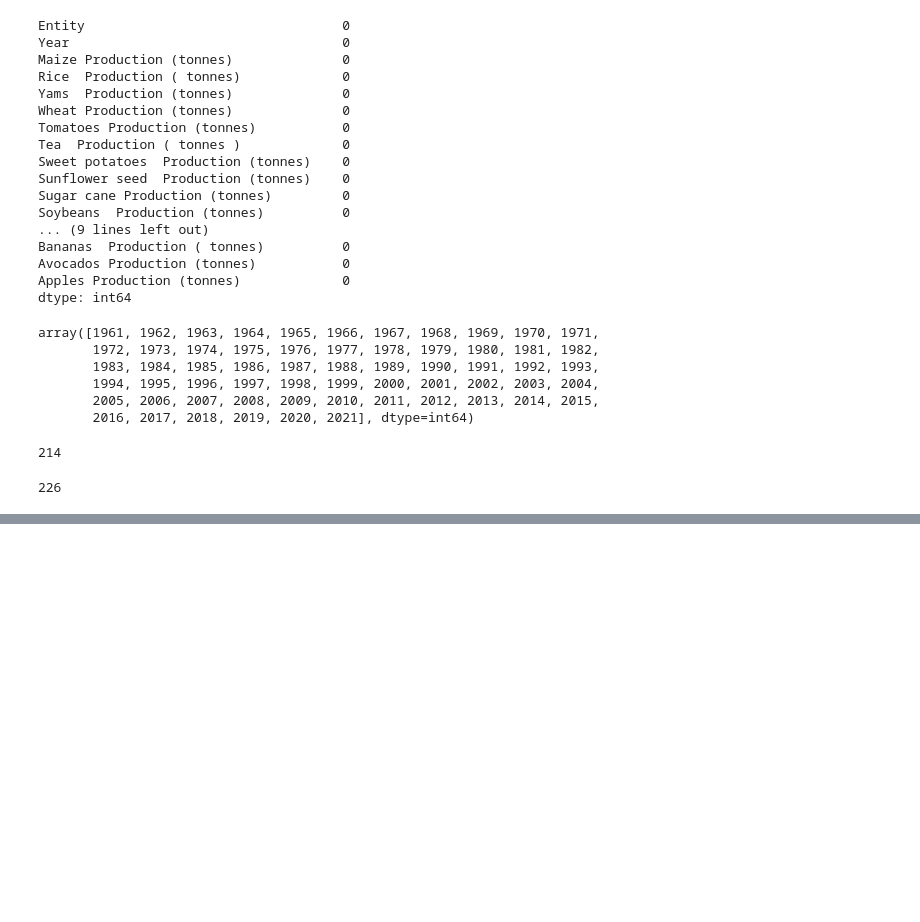
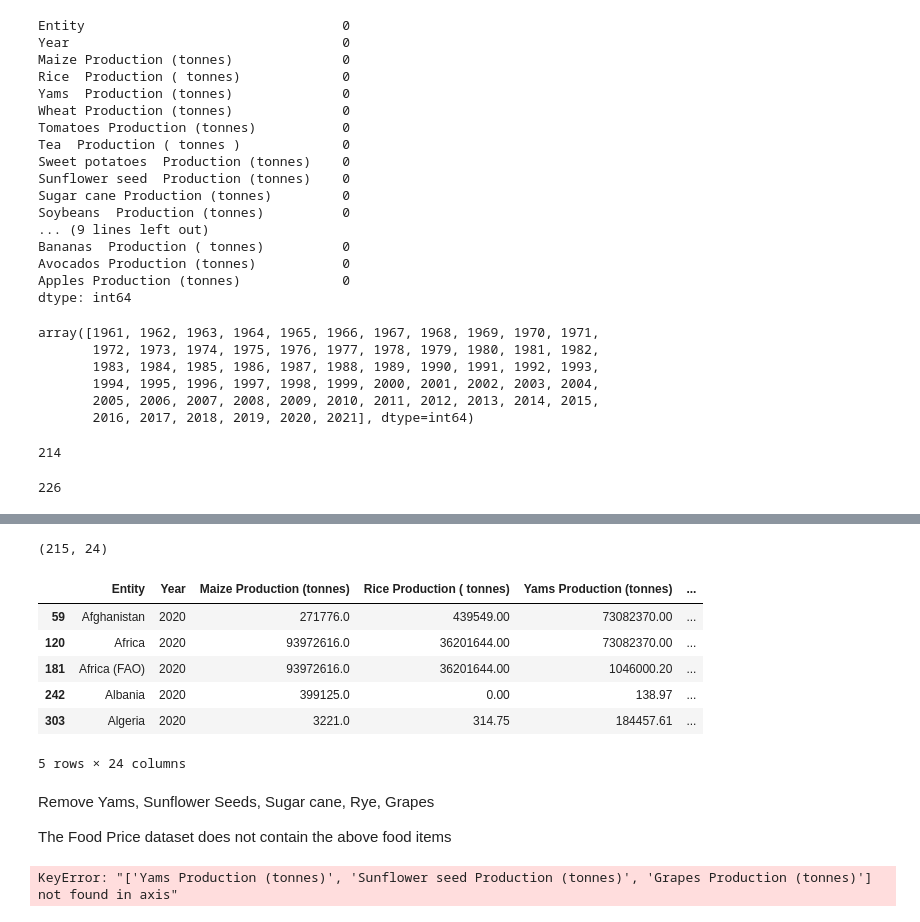
Before and after one commit to SairajGunner/data-science, a Jupyter notebook: notebooks/food-production/scripts/world_food_production.ipynb, the cells around one changed output, grey strips where cells are left out. Cells and saved outputs as stored; diff of their text form; code cells hidden in the pictures; blank space fills up the shorter version.

Commit message:
Added analysis for 2 datasets

```diff
--- a/notebooks/food-production/scripts/initial_analysis.ipynb
+++ b/notebooks/food-production/scripts/world_food_production.ipynb
@@ -11,5 +5,5 @@ There are overlapping features in each dataset that will provide establishment o
 # %%
-df_food_production = pd.read_csv("../data/original/world food production.csv")
+df = pd.read_csv("../data/original/world food production.csv")
 # df_population = pd.read_csv("./data/world_population.csv")
 # df_food_price = pd.read_csv("./data/wfp_food_prices_database.csv")
 # df_currency_rates = pd.read_csv("./data/currency_to_usd.csv")
@@ -75,0 +82,24 @@ df_food_production.loc[1]
+# %%
+df = df[df["Year"] == 2020]
+# %%
+df.shape
+# %% [output]
+(215, 24)
+# %%
+df.head()
+# %% [output]
+|  | Entity | Year | Maize Production (tonnes) | Rice Production ( tonnes) | Yams Production (tonnes) | ... |
+| 59 | Afghanistan | 2020 | 271776.0 | 439549.00 | 73082370.00 | ... |
+| 120 | Africa | 2020 | 93972616.0 | 36201644.00 | 73082370.00 | ... |
+| 181 | Africa (FAO) | 2020 | 93972616.0 | 36201644.00 | 1046000.20 | ... |
+| 242 | Albania | 2020 | 399125.0 | 0.00 | 138.97 | ... |
+| 303 | Algeria | 2020 | 3221.0 | 314.75 | 184457.61 | ... |
+5 rows × 24 columns
+# %% [markdown]
+Remove Yams, Sunflower Seeds, Sugar cane, Rye, Grapes
+
+The Food Price dataset does not contain the above food items
+# %%
+df.drop(axis=1, inplace=True, columns=["Yams Production (tonnes)", "Sunflower seed Production (tonnes)", "Sugar cane Production (tonnes)", "Rye  Production (tonnes)", "Grapes Production (tonnes)"])
+# %% [output]
+KeyError: "['Yams Production (tonnes)', 'Sunflower seed Production (tonnes)', 'Grapes Production (tonnes)'] not found in axis"
```
Also changed, not shown: parts of 10 cells of this notebook, 1 other file.
